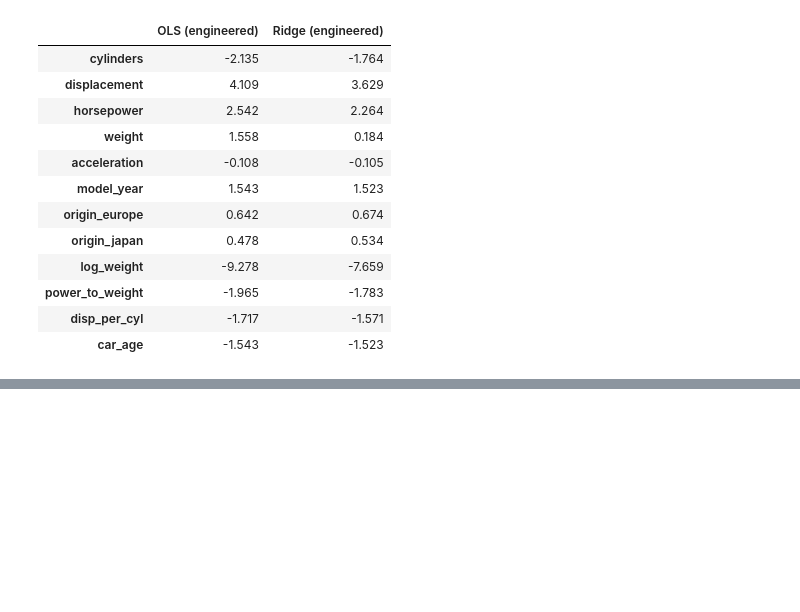
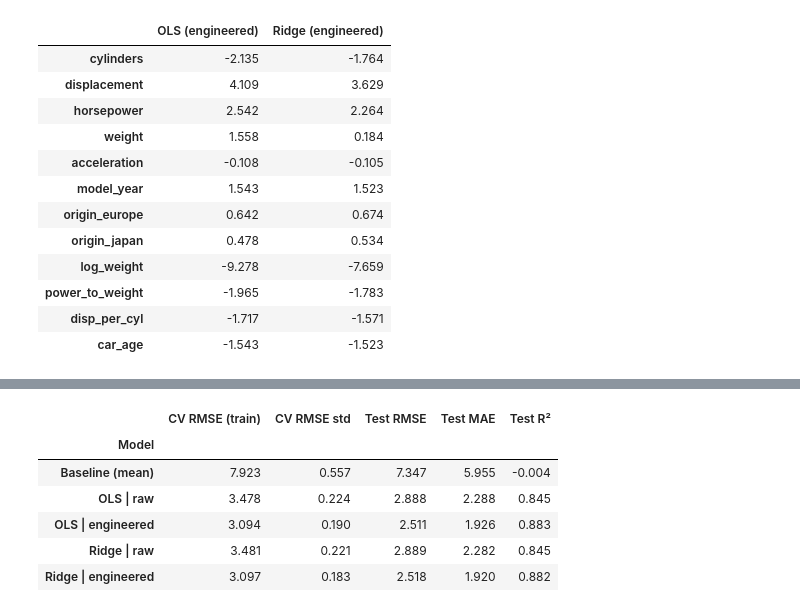
Before and after one commit to Saeed7521/Research-Assignment, a Jupyter notebook: experiment.ipynb, the cells around one changed output, grey strips where cells are left out. Cells and saved outputs as stored; diff of their text form; code cells hidden in the pictures; blank space fills up the shorter version.

```diff
--- a/experiment.ipynb
+++ b/experiment.ipynb
@@ -215,0 +219,20 @@ Standardized coefficients (effect on mpg of +1 std in each feature):
+# %%
+kf = KFold(5, shuffle=True, random_state=RANDOM_STATE)
+rows = []
+for label, pipe in fitted.items():
+    name = label.split(' | ')[0]; eng = label.endswith('engineered')
+    cv_rmse = -cross_val_score(make(name, eng), X_train_raw, y_train, cv=kf, scoring='neg_root_mean_squared_error')
+    pred = pipe.predict(X_test_raw)
+    rows.append({'Model': label, 'CV RMSE (train)': cv_rmse.mean(), 'CV RMSE std': cv_rmse.std(),
+                 'Test RMSE': np.sqrt(mean_squared_error(y_test, pred)),
+                 'Test MAE': mean_absolute_error(y_test, pred), 'Test R²': r2_score(y_test, pred)})
+results = pd.DataFrame(rows).set_index('Model').round(3)
+display(results)
+# %% [output]
+|  | CV RMSE (train) | CV RMSE std | Test RMSE | Test MAE | Test R² |
+| Model |  |  |  |  |  |
+| Baseline (mean) | 7.923 | 0.557 | 7.347 | 5.955 | -0.004 |
+| OLS | raw | 3.478 | 0.224 | 2.888 | 2.288 | 0.845 |
+| OLS | engineered | 3.094 | 0.190 | 2.511 | 1.926 | 0.883 |
+| Ridge | raw | 3.481 | 0.221 | 2.889 | 2.282 | 0.845 |
+| Ridge | engineered | 3.097 | 0.183 | 2.518 | 1.920 | 0.882 |
```
Also changed, not shown: parts of 4 cells of this notebook.
